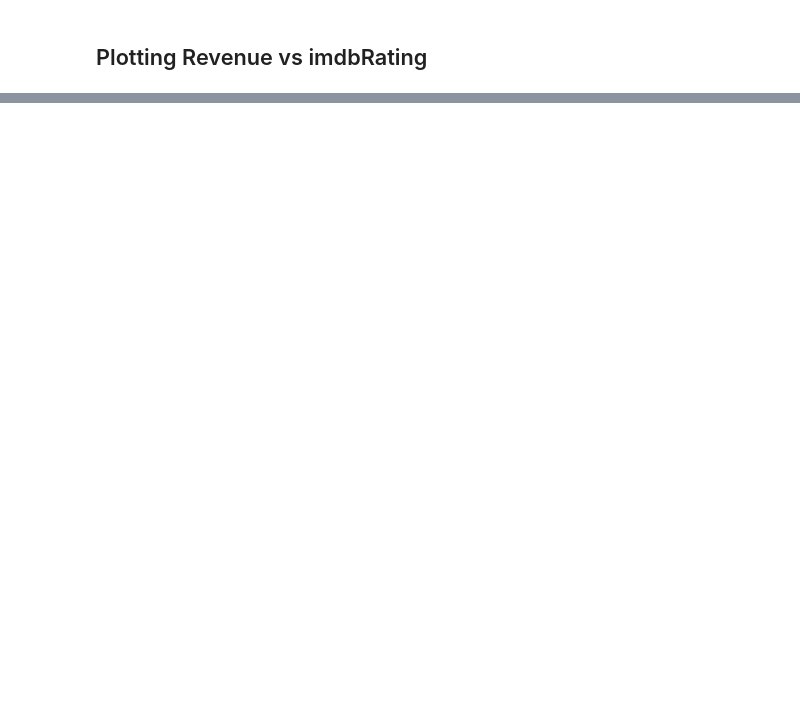
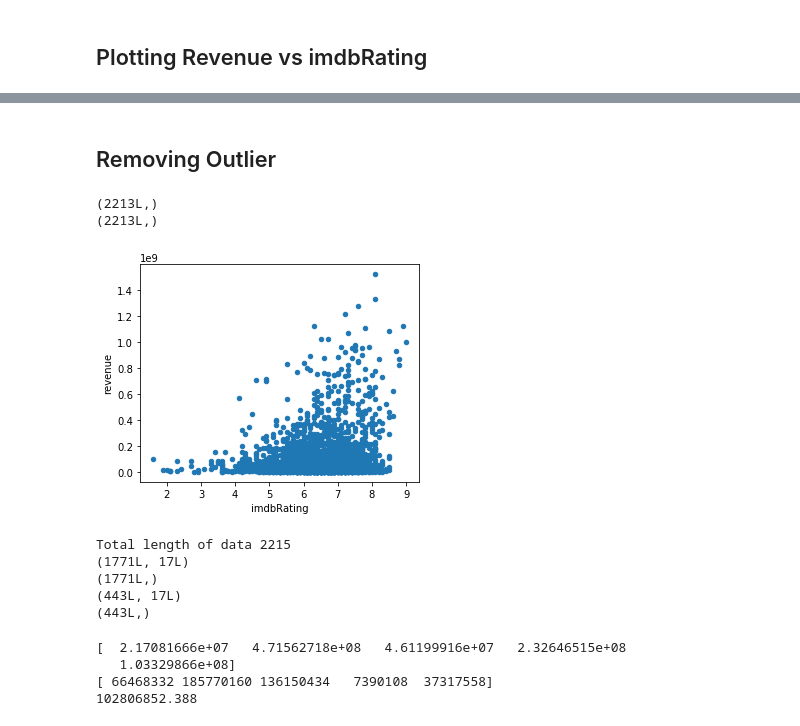
Before and after one commit to HarrietLyBui/Movie-Revenue-Prediction_Sentiment-Analysis, a Jupyter notebook: RevenuePrediction.ipynb, the cells around one changed output, grey strips where cells are left out. Cells and saved outputs as stored; diff of their text form; code cells hidden in the pictures; blank space fills up the shorter version.

Commit message:
Removed single outstanding outlier

```diff
--- a/RevenuePrediction.ipynb
+++ b/RevenuePrediction.ipynb
@@ -105 +105,76 @@ plt.show()
 [figure]
+# %% [markdown]
+## Removing Outlier
+# %%
+PATH = "C:\CMPSCI585\Project\OurProject\Data\ScatterPlot_Revenue_Rating.csv"
+df=pd.read_csv(PATH, sep=',')
+data = df.values
+#s = df.ix[:,0]
+x = df[df.columns[0]].values
+print x.shape
+y = df[df.columns[-1]].values
+print y.shape
+ser =  pd.Series(index = x,data=y)
+df =ser.to_frame()
+
+df.reset_index(inplace=True)
+df.columns = ['imdbRating','revenue']
+df.plot(kind='scatter',x='imdbRating',y='revenue')
+plt.show()
+# %% [output]
+(2213L,)
+(2213L,)
+[figure, added]
+# %%
+PATH = "C:\CMPSCI585\Project\OurProject\Data\RemovedOutlierRottenTomatoesData.csv"   #Change the path accordingly
+
+df=pd.read_csv(PATH, sep=',')
+data = df.values
+#print data[:2][0][0:5]
+len_data = data.shape[0]
+print 'Total length of data',len_data
+train_X = df.drop('revenue', axis=1).values[1:int(0.80*len_data)]
+train_y = df.iloc[:,-1].values[1:int(0.80*len_data)]
+test_X = df.drop('revenue', axis=1).values[int(0.80*len_data):]
+test_y = df.iloc[:,-1].values[int(0.80*len_data):]
+print train_X.shape
+print train_y.shape
+print test_X.shape
+print test_y.shape
+# %% [output]
+Total length of data 2215
+(1771L, 17L)
+(1771L,)
+(443L, 17L)
+(443L,)
+# %%
+
+# model = LinearRegression()
+# model.fit(train_X,train_y)
+# predictions = model.predict(test_X)
+# print predictions[:5]
+# print test_y[:5]
+
+# MSE = mean_squared_error(test_y, predictions)
+# print math.sqrt(MSE)
+
+selector = SelectKBest(f_regression, k=14)
+selector.fit(train_X,train_y)
+X_train = train_X[:, selector.get_support()]
+X_test = test_X[:, selector.get_support()]
+#print selector.get_support()
+
+model = LinearRegression()
+#model = DecisionTreeRegressor(max_depth = 20)
+model.fit(X_train,train_y)
+predictions = model.predict(X_test)
+print predictions[:5]
+print test_y[:5]
+
+MSE = mean_squared_error(test_y, predictions)
+print math.sqrt(MSE)
+# %% [output]
+[  2.17081666e+07   4.71562718e+08   4.61199916e+07   2.32646515e+08
+   1.03329866e+08]
+[ 66468332 185770160 136150434   7390108  37317558]
+102806852.388
```
Also changed, not shown: parts of 3 cells of this notebook.
